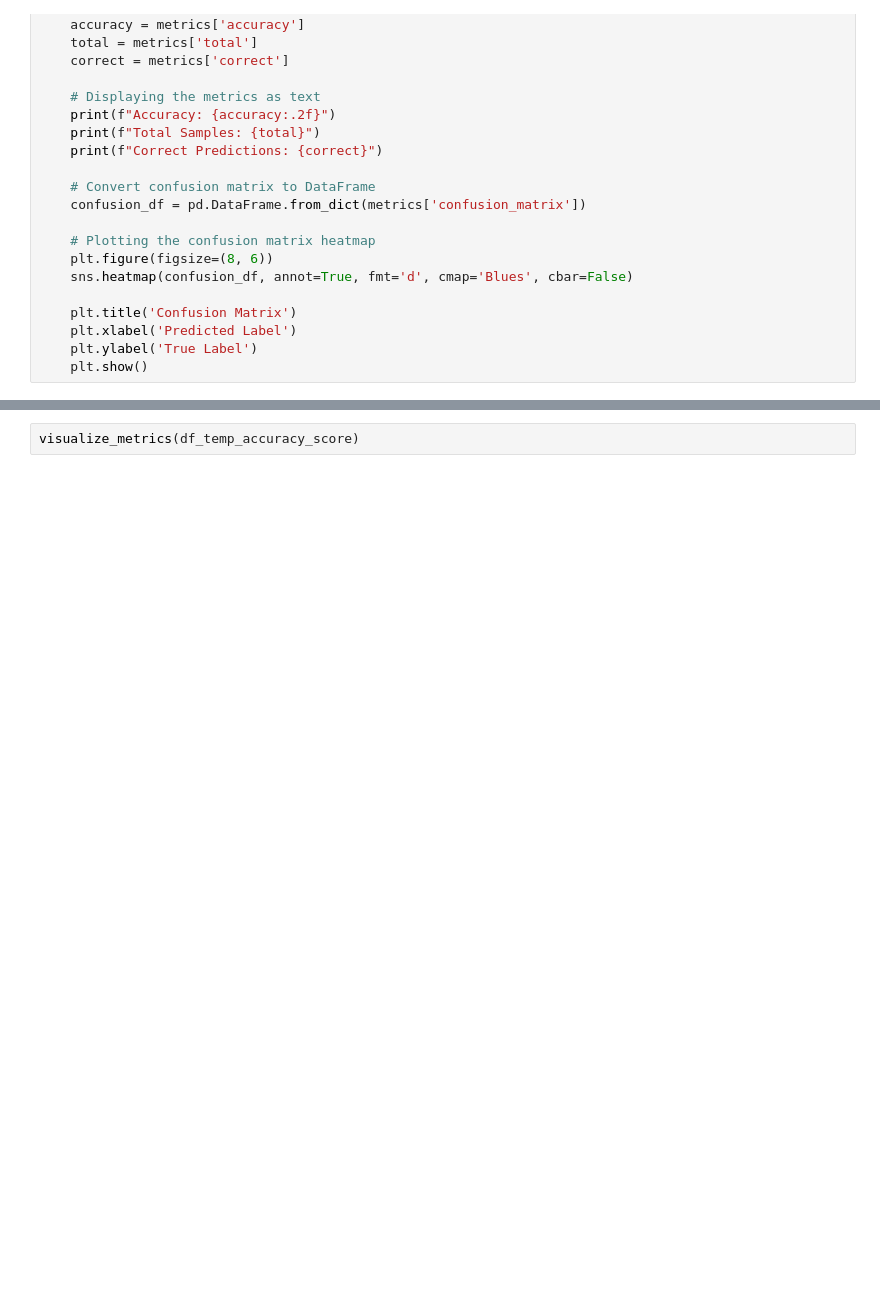
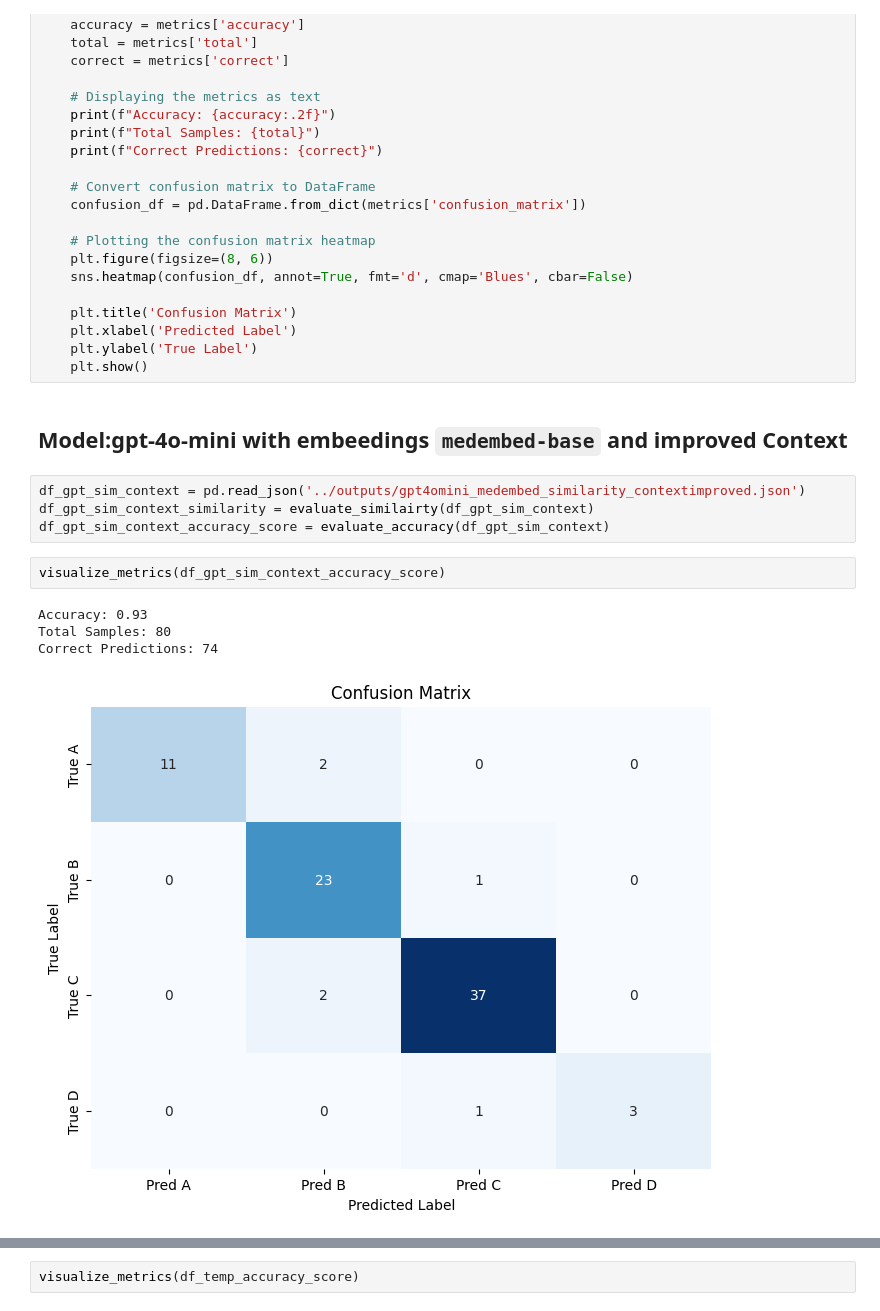
Before and after one commit to paudelanil/askMCQ, a Jupyter notebook: notebook/Evaluation.ipynb, the cells around one changed output, grey strips where cells are left out. Saved outputs shown, nothing was run; the diff lists cells and outputs as text; blank space fills up the shorter version.

```diff
--- a/notebook/Evaluation.ipynb
+++ b/notebook/Evaluation.ipynb
@@ -180,3 +180,16 @@ def visualize_metrics(metrics):
     plt.xlabel('Predicted Label')
     plt.ylabel('True Label')
     plt.show()
+# %% [markdown]
+## Model:gpt-4o-mini with embeedings `medembed-base` and improved Context
+# %%
+df_gpt_sim_context = pd.read_json('../outputs/gpt4omini_medembed_similarity_contextimproved.json')
+df_gpt_sim_context_similarity = evaluate_similairty(df_gpt_sim_context)
+df_gpt_sim_context_accuracy_score = evaluate_accuracy(df_gpt_sim_context)
+# %%
+visualize_metrics(df_gpt_sim_context_accuracy_score)
+# %% [output]
+Accuracy: 0.93
+Total Samples: 80
+Correct Predictions: 74
+[figure, added]
```
Also changed, not shown: parts of 14 cells of this notebook, 1 other file.
